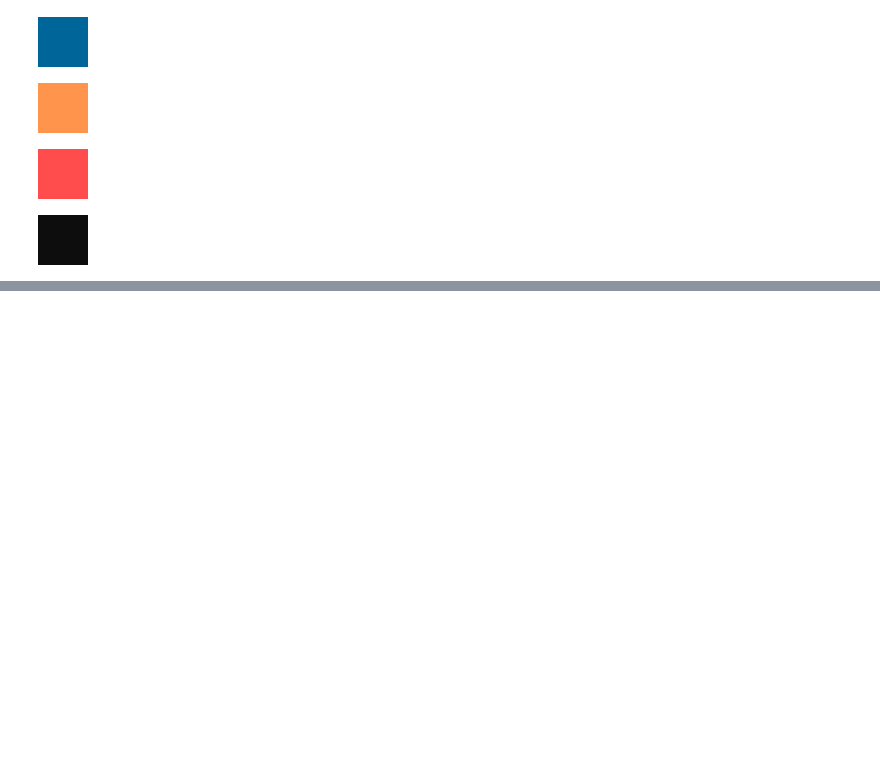
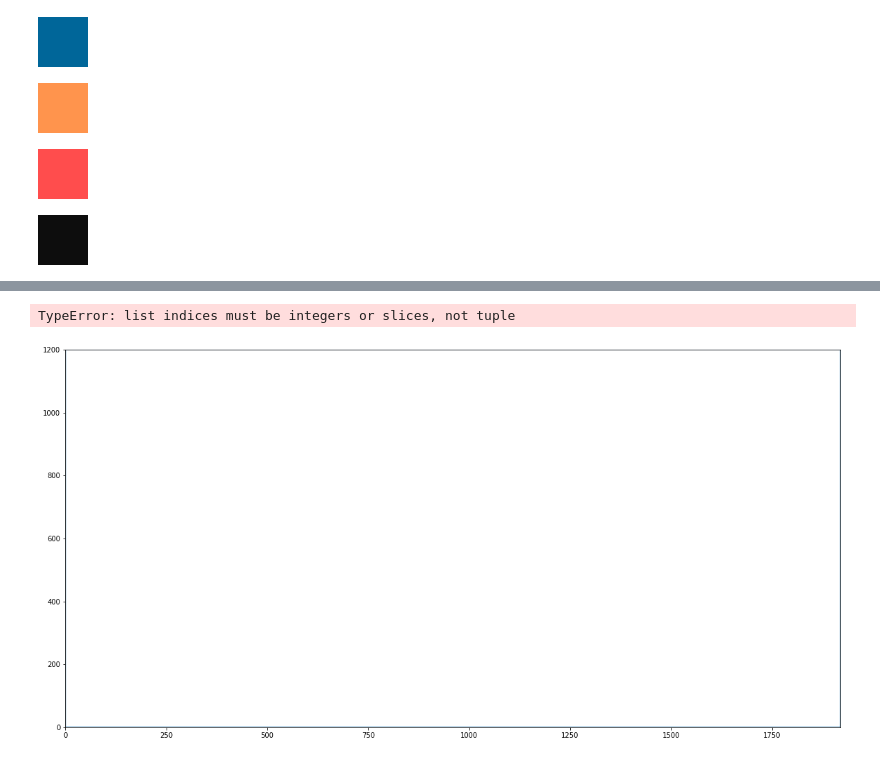
Before and after one commit to gornekich/stencil, a Jupyter notebook: stencil.ipynb, the cells around one changed output, grey strips where cells are left out. Drawn from its saved outputs; the diff is of its cells as text; code cells hidden in the pictures; blank space fills up the shorter version.

```diff
--- a/stencil.ipynb
+++ b/stencil.ipynb
@@ -117,0 +224,5 @@ separate_clrs_pics_edges[3].show()
+# %%
+show_edge([contours[0], []])
+# %% [output]
+TypeError: list indices must be integers or slices, not tuple
+[figure, added]
```
Also changed, not shown: parts of 16 cells of this notebook, 17 other files.
